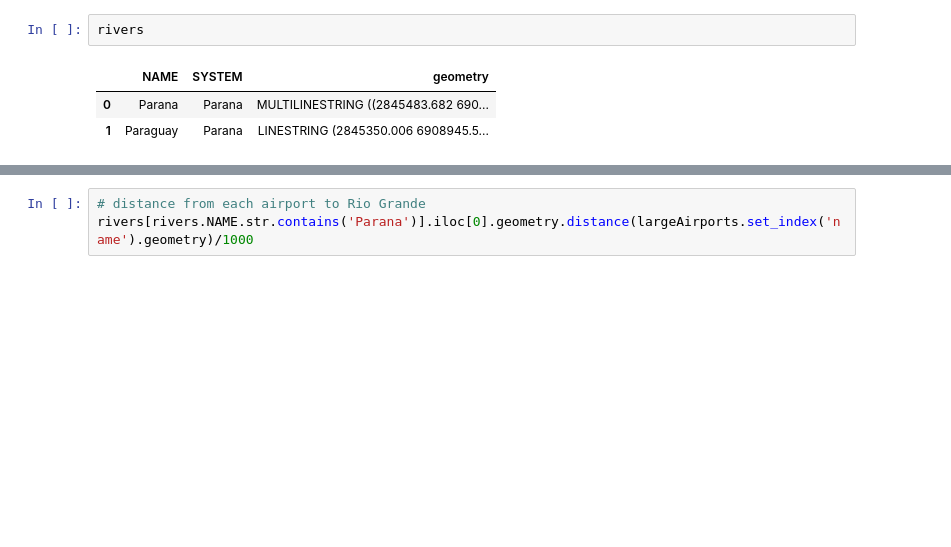
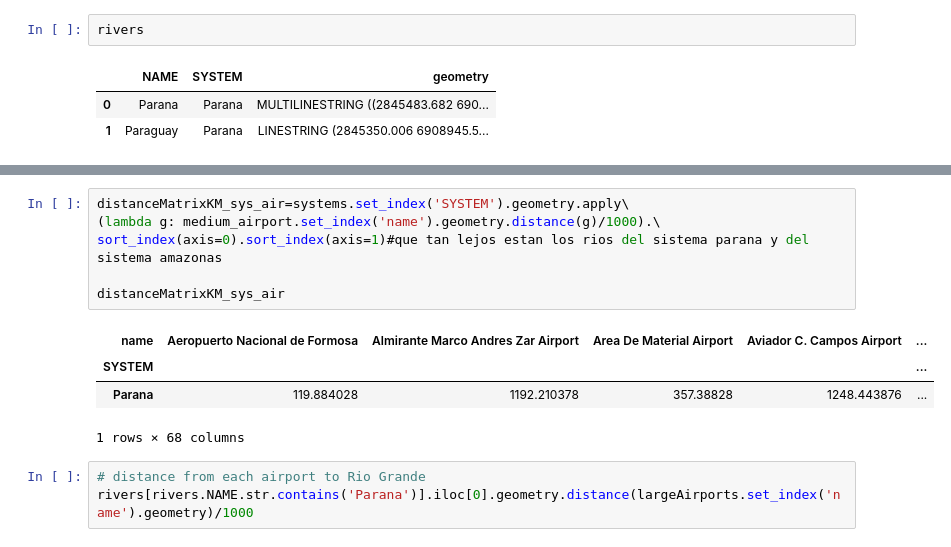
Before and after one commit to Romina300/TareaFinal_1, a Jupyter notebook: TareaFinal_parte1.ipynb, the cells around one changed output, grey strips where cells are left out. Saved outputs shown, nothing was run; the diff lists cells and outputs as text; blank space fills up the shorter version.

```diff
--- a/TareaFinal_parte1.ipynb
+++ b/TareaFinal_parte1.ipynb
@@ -351,3 +370,14 @@ rivers[rivers.NAME.str.contains('Parana')] #esto no es necesario
+# %%
+distanceMatrixKM_sys_air=systems.set_index('SYSTEM').geometry.apply\
+(lambda g: medium_airport.set_index('name').geometry.distance(g)/1000).\
+sort_index(axis=0).sort_index(axis=1)#que tan lejos estan los rios del sistema parana y del sistema amazonas
+
+distanceMatrixKM_sys_air
+# %% [output]
+| name | Aeropuerto Nacional de Formosa | Almirante Marco Andres Zar Airport | Area De Material Airport | Aviador C. Campos Airport | ... |
+| SYSTEM |  |  |  |  | ... |
+| Parana | 119.884028 | 1192.210378 | 357.38828 | 1248.443876 | ... |
+1 rows × 68 columns
 # %%
 # distance from each airport to Rio Grande
 rivers[rivers.NAME.str.contains('Parana')].iloc[0].geometry.distance(largeAirports.set_index('name').geometry)/1000
```
Also changed, not shown: parts of 13 cells of this notebook.
